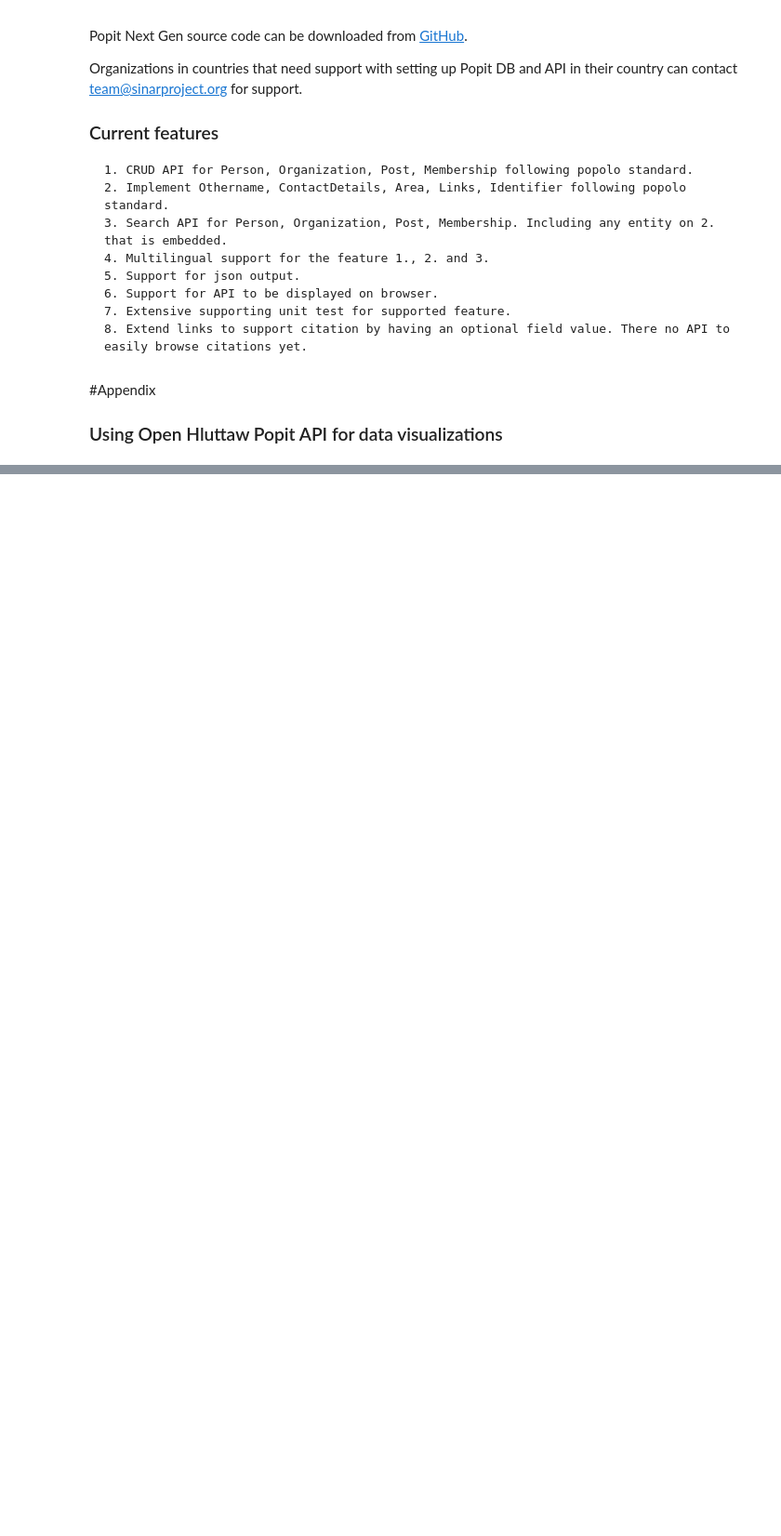
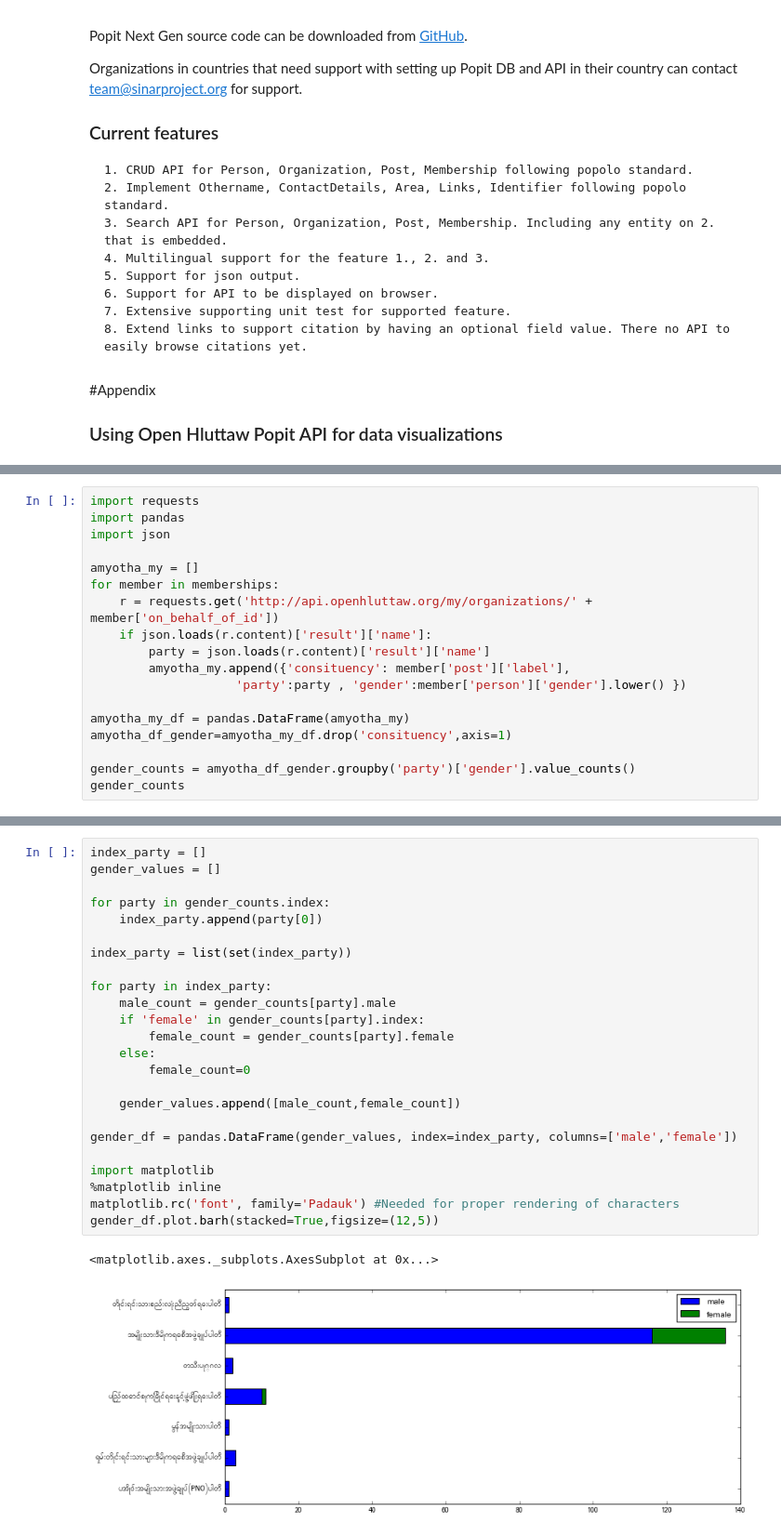
Before and after one commit to Sinar/popit_ng, a Jupyter notebook: docs/odl-jakarta-report/ODL Jakarta - Popit Next Gen Technical Note.ipynb, the cells around one changed output, grey strips where cells are left out. Shown at 93% size. Saved outputs shown, nothing was run; the diff lists cells and outputs as text; blank space fills up the shorter version.

```diff
--- a/docs/odl-jakarta-report/ODL Jakarta - Popit Next Gen Technical Note.ipynb
+++ b/docs/odl-jakarta-report/ODL Jakarta - Popit Next Gen Technical Note.ipynb
@@ -119,0 +121,18 @@ pie.plot.pie(figsize=(10,10))
+# %%
+import requests
+import pandas
+import json
+
+amyotha_my = []
+for member in memberships:
+    r = requests.get('http://api.openhluttaw.org/my/organizations/' + member['on_behalf_of_id'])
+    if json.loads(r.content)['result']['name']:
+        party = json.loads(r.content)['result']['name']
+        amyotha_my.append({'consituency': member['post']['label'],
+                    'party':party , 'gender':member['person']['gender'].lower() })
+
+amyotha_my_df = pandas.DataFrame(amyotha_my)
+amyotha_df_gender=amyotha_my_df.drop('consituency',axis=1)
+
+gender_counts = amyotha_df_gender.groupby('party')['gender'].value_counts()
+gender_counts
@@ -120,3 +151,30 @@ pie.plot.pie(figsize=(10,10))
+# %%
+index_party = []
+gender_values = []
+
+for party in gender_counts.index:
+    index_party.append(party[0])
+
+index_party = list(set(index_party))
+
+for party in index_party:
+    male_count = gender_counts[party].male
+    if 'female' in gender_counts[party].index:
+        female_count = gender_counts[party].female
+    else:
+        female_count=0
+
+    gender_values.append([male_count,female_count])
+
+gender_df = pandas.DataFrame(gender_values, index=index_party, columns=['male','female'])
+
+import matplotlib
+%matplotlib inline
+matplotlib.rc('font', family='Padauk') #Needed for proper rendering of characters
+gender_df.plot.barh(stacked=True,figsize=(12,5))
+# %% [output]
+<matplotlib.axes._subplots.AxesSubplot at 0x...>
+[figure, added]
 # %% [markdown]
 ### Sinar Project Popit Relationship Explorer
 
```
Also changed, not shown: parts of 4 cells of this notebook.
